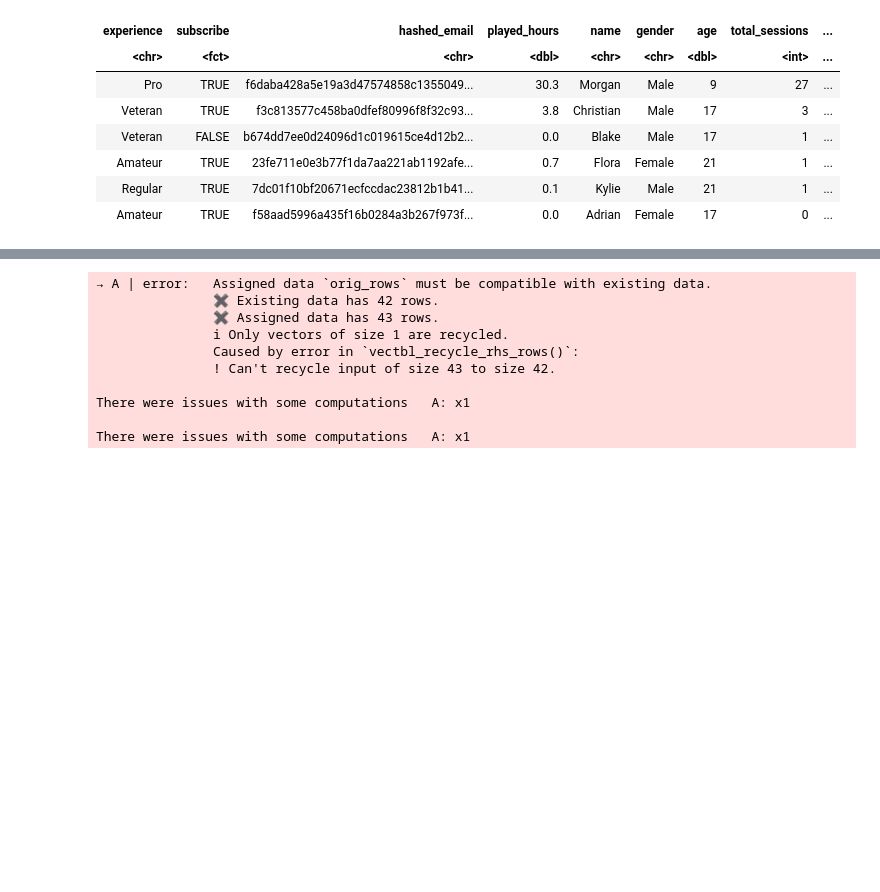
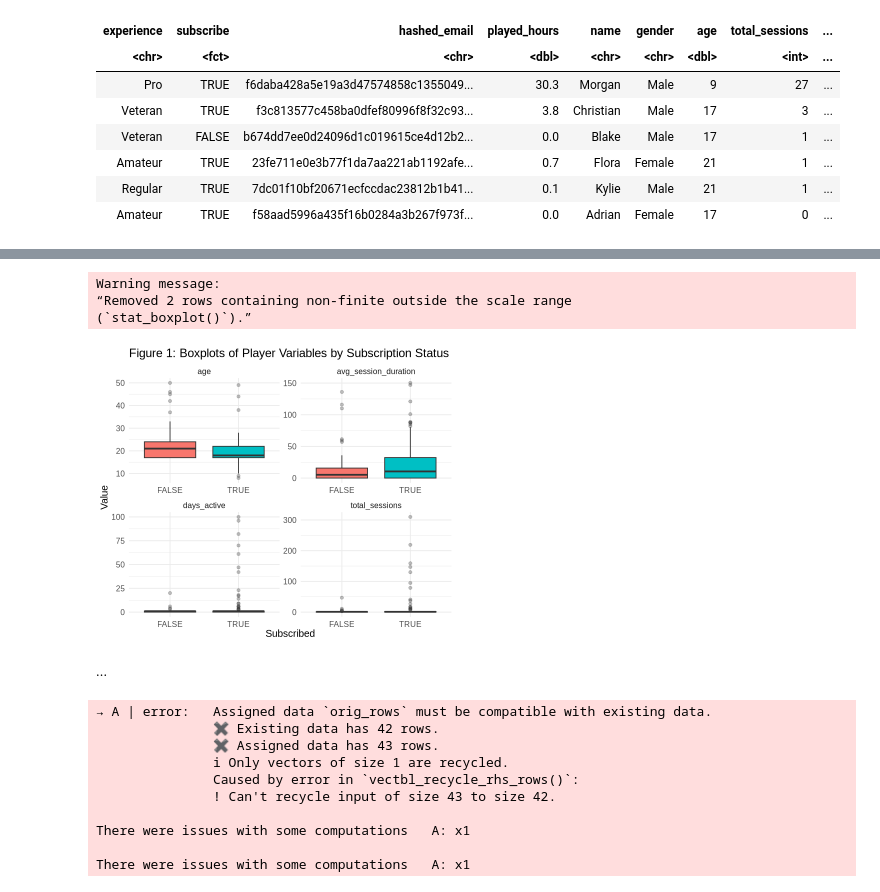
Before and after one commit to MitchellKehlerR/Minecraft_Final_Project, a Jupyter notebook: Minecraft_Project.ipynb, the cells around one changed output, grey strips where cells are left out. Drawn from its saved outputs; the diff is of its cells as text; code cells hidden in the pictures; blank space fills up the shorter version.

Commit message:
Boxplots added

```diff
--- a/Minecraft_Project.ipynb
+++ b/Minecraft_Project.ipynb
@@ -195,3 +220,30 @@ player_full <- player_summary |>
+# %%
+# Create boxplots comparing distributions of variables by subscription status
+# Boxplots highlight medians, variability, and outliers
+player_boxplot <- player_full |>
+  pivot_longer(cols = c(age, total_sessions, avg_session_duration, days_active),
+               names_to = "variable", values_to = "value") |>
+  ggplot(aes(x = subscribe, y = value, fill = subscribe)) +
+  geom_boxplot(outlier.alpha = 0.3) +
+  facet_wrap(~ variable, scales = "free") +
+  labs(
+    title = "Figure 1: Boxplots of Player Variables by Subscription Status",
+    x = "Subscribed",
+    y = "Value",
+    fill = "Subscribed"
+  ) +
+  theme_minimal() +
+  theme(text = element_text(size = 12), legend.position = "none")
+
+# View the boxplots
+player_boxplot
+# %% [output]
+Warning message:
+“Removed 2 rows containing non-finite outside the scale range
+(`stat_boxplot()`).”
+[figure, added]
+# %% [markdown]
+...
 # %%
 #splitting the data set..
 set.seed(25)
```
Also changed, not shown: parts of 4 cells of this notebook.
